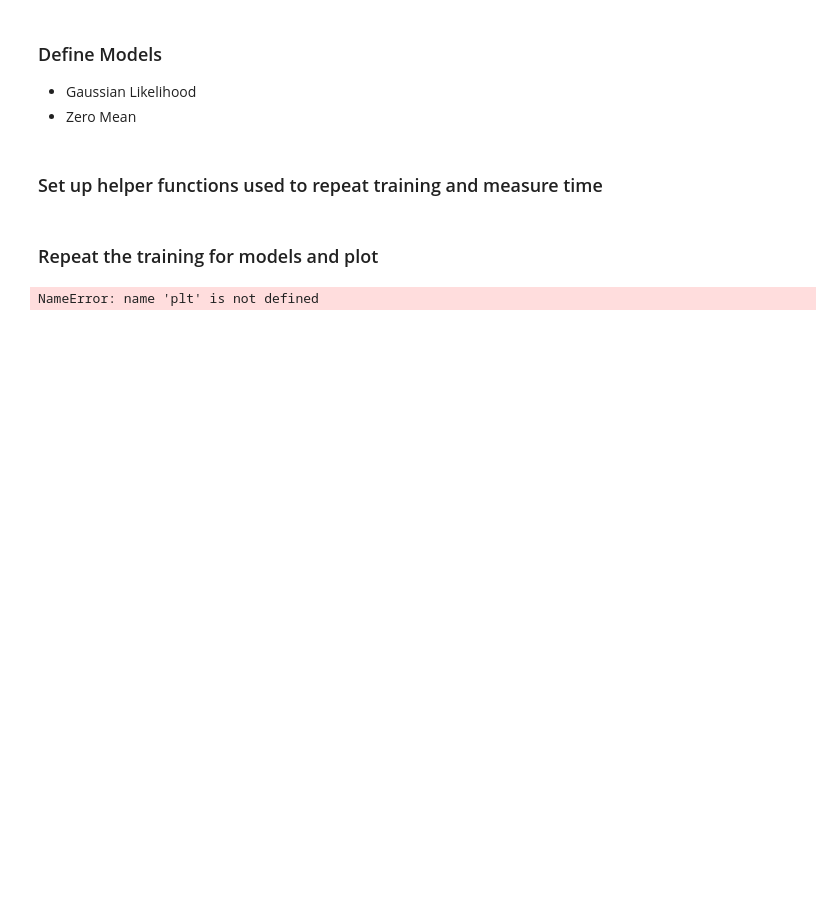
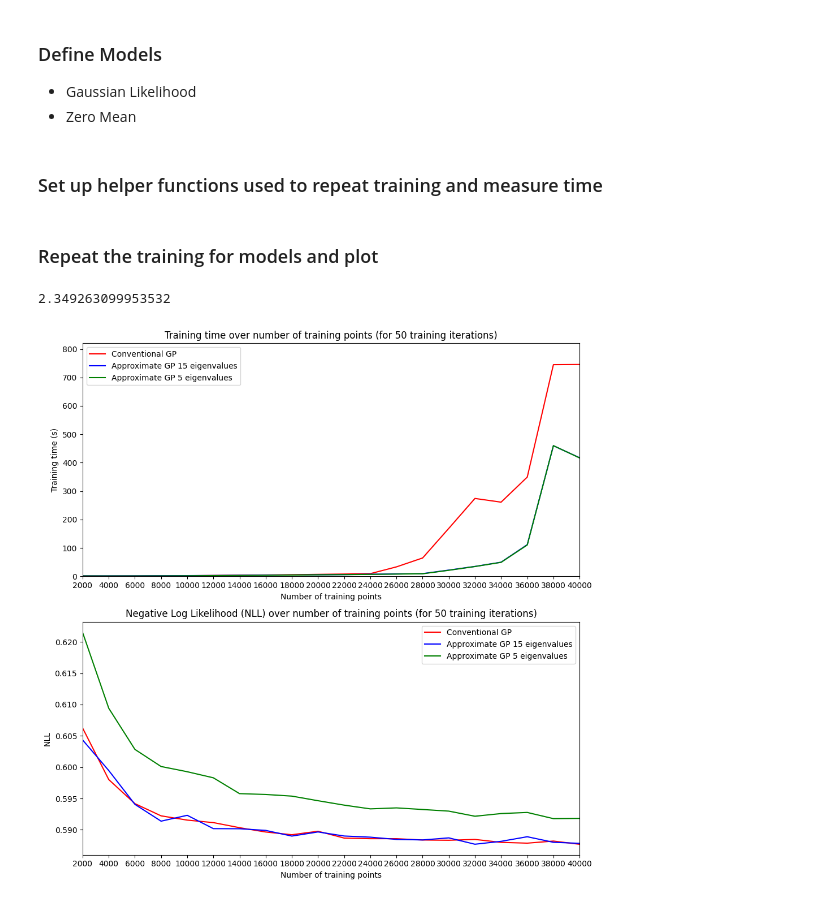
Before and after one commit to Cef0PT/famgpytorch, a Jupyter notebook: playground/single_output_time_over_number_of_training_points.ipynb, the cells around one changed output. Cells and saved outputs as stored; diff of their text form; code cells hidden in the pictures; blank space fills up the shorter version.

```diff
--- a/playground/single_output_time_over_number_of_training_points.ipynb
+++ b/playground/single_output_time_over_number_of_training_points.ipynb
@@ -131,4 +138,24 @@ train_t[2], train_l[2] = repeat_train(ApproxGPModel5, sample_nbs)
 # %%
+if not {"sample_nbs", "train_t", "train_l"}.issubset(locals().keys()):
+    # jupyter kernel was interrupted, read data from csv file
+    import numpy as np
+    import matplotlib.pyplot as plt
+    sample_nbs, train_t, train_l = None, None, None
+    with open("./temp/time_over_sample_nb_single.csv", "r", encoding="utf-8") as f:
+        row_idx = -1
+        while line := f.readline():
+            row_data = line.rstrip().split(', ')[1:]
+            if row_idx == -1:
+                # sample_nbs
+                sample_nbs = np.array(row_data, dtype=int)
+                train_t, train_l = np.empty((3, len(sample_nbs))), np.empty((3, len(sample_nbs)))
+            else:
+                if row_idx % 2 == 0:
+                    train_t[row_idx // 2] = np.array(row_data, dtype=float)
+                else:
+                    train_l[row_idx // 2] = np.array(row_data, dtype=float)
+            row_idx += 1
+
 # plot results
 f, (ax1, ax2) = plt.subplots(2, 1, figsize=(10, 10))
 
@@ -137,34 +164,35 @@ y_max = np.max(train_t)
 
 # plot training time
 ax1.set_title("Training time over number of training points (for 50 training iterations)")
 ax1.set_xlabel("Number of training points")
 ax1.set_ylabel("Training time (s)")
 
 ax1.plot(sample_nbs, train_t[0], 'r')
 ax1.plot(sample_nbs, train_t[1], 'b')
 ax1.plot(sample_nbs, train_t[2], 'g')
 
 ax1.set_ylim(0, y_max + y_max / 10)
 ax1.set_xlim(x_min, x_max)
 ax1.set_xticks(sample_nbs)
 ax1.legend(["Conventional GP", "Approximate GP 15 eigenvalues", "Approximate GP 5 eigenvalues"])
 
 # plot loss
 ax2.set_title("Negative Log Likelihood (NLL) over number of training points (for 50 training iterations)")
 ax2.set_xlabel("Number of training points")
 ax2.set_ylabel("NLL")
 
 ax2.plot(sample_nbs, train_l[0], 'r')
 ax2.plot(sample_nbs, train_l[1], 'b')
 ax2.plot(sample_nbs, train_l[2], 'g')
 
 ax2.set_xlim(x_min, x_max)
 ax2.set_xticks(sample_nbs)
 ax2.legend(["Conventional GP", "Approximate GP 15 eigenvalues", "Approximate GP 5 eigenvalues"])
 
 f.tight_layout()
 # %% [output]
-NameError: name 'plt' is not defined
+2.349263099953532
+[figure, added]
 # %%
 # plot results
 f, ax1 = plt.subplots(1, 1, figsize=(10, 5))
```
Also changed, not shown: parts of 3 cells of this notebook.
